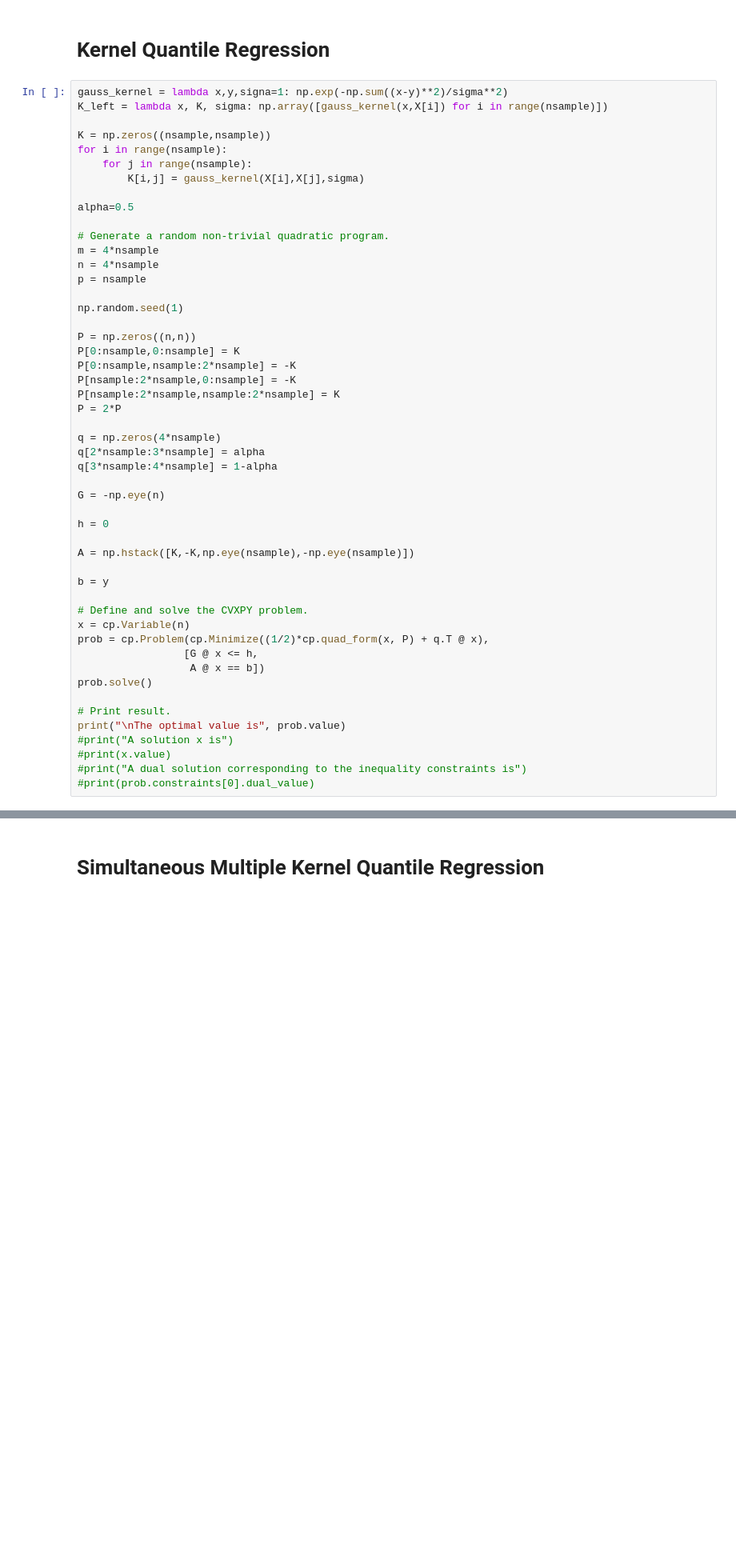
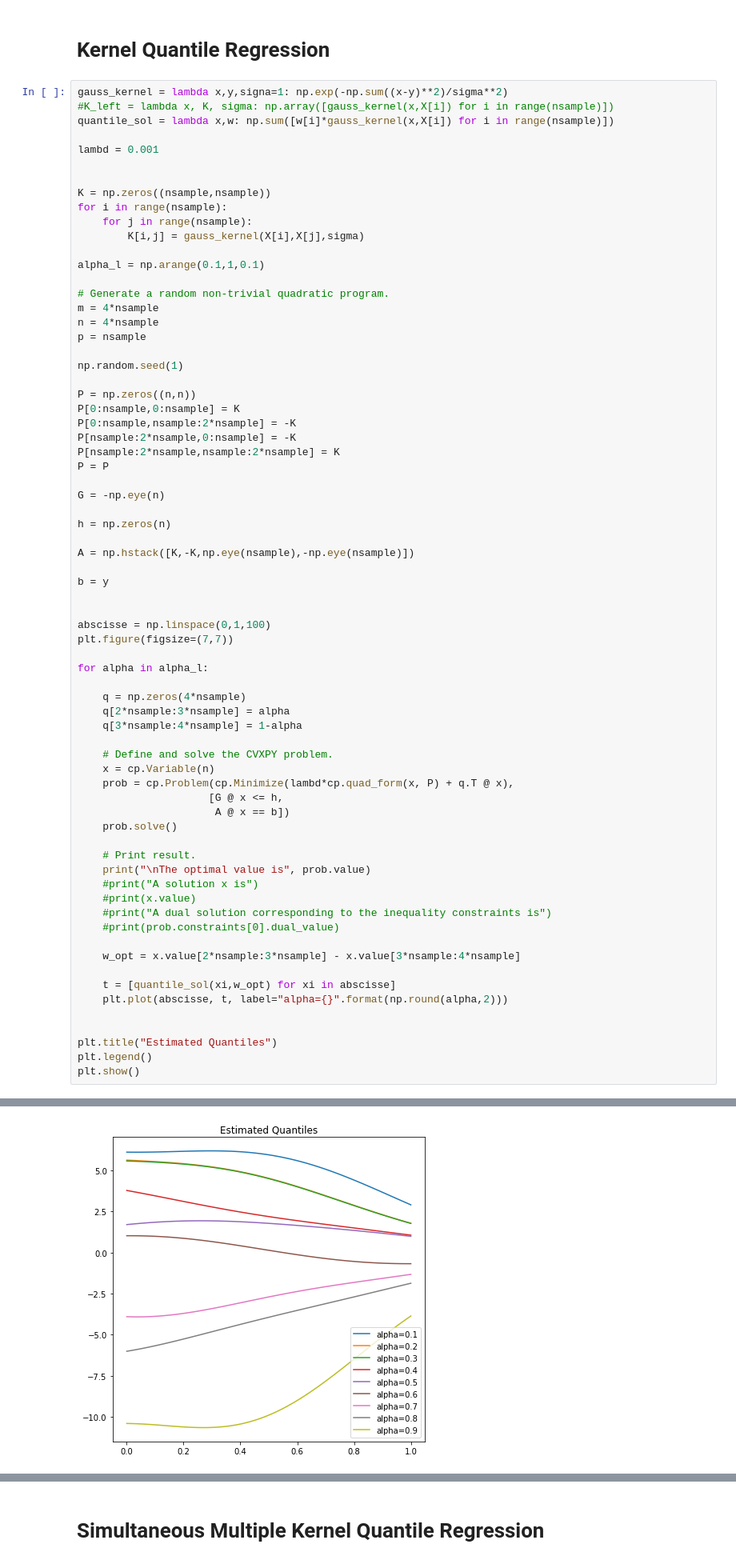
Before and after one commit to DimSum2k/Multi-Task-Quantile-Regression, a Jupyter notebook: KQR.ipynb, the cells around one changed output, grey strips where cells are left out. Shown at 80% size. Cells and saved outputs as stored; diff of their text form; blank space fills up the shorter version.

```diff
--- a/KQR.ipynb
+++ b/KQR.ipynb
@@ -53,14 +53,18 @@ plt.show()
 # Kernel Quantile Regression
 # %%
 gauss_kernel = lambda x,y,signa=1: np.exp(-np.sum((x-y)**2)/sigma**2)
-K_left = lambda x, K, sigma: np.array([gauss_kernel(x,X[i]) for i in range(nsample)])
+#K_left = lambda x, K, sigma: np.array([gauss_kernel(x,X[i]) for i in range(nsample)])
+quantile_sol = lambda x,w: np.sum([w[i]*gauss_kernel(x,X[i]) for i in range(nsample)])
+
+lambd = 0.001
+
 
 K = np.zeros((nsample,nsample))
 for i in range(nsample):
     for j in range(nsample):
         K[i,j] = gauss_kernel(X[i],X[j],sigma)
 
-alpha=0.5
+alpha_l = np.arange(0.1,1,0.1)
 
 # Generate a random non-trivial quadratic program.
 m = 4*nsample
@@ -74,31 +78,47 @@ P[0:nsample,0:nsample] = K
 P[0:nsample,nsample:2*nsample] = -K
 P[nsample:2*nsample,0:nsample] = -K
 P[nsample:2*nsample,nsample:2*nsample] = K
-P = 2*P
-
-q = np.zeros(4*nsample)
-q[2*nsample:3*nsample] = alpha
-q[3*nsample:4*nsample] = 1-alpha
+P = P
 
 G = -np.eye(n)
 
-h = 0
+h = np.zeros(n)
 
 A = np.hstack([K,-K,np.eye(nsample),-np.eye(nsample)])
 
 b = y
 
-# Define and solve the CVXPY problem.
-x = cp.Variable(n)
-prob = cp.Problem(cp.Minimize((1/2)*cp.quad_form(x, P) + q.T @ x),
-                 [G @ x <= h,
-                  A @ x == b])
-prob.solve()
 
-# Print result.
-print("\nThe optimal value is", prob.value)
-#print("A solution x is")
-#print(x.value)
-#print("A dual solution corresponding to the inequality constraints is")
-#print(prob.constraints[0].dual_value)
+abscisse = np.linspace(0,1,100)
+plt.figure(figsize=(7,7))
+
+for alpha in alpha_l:
+
+    q = np.zeros(4*nsample)
+    q[2*nsample:3*nsample] = alpha
+    q[3*nsample:4*nsample] = 1-alpha
+
+    # Define and solve the CVXPY problem.
+    x = cp.Variable(n)
+    prob = cp.Problem(cp.Minimize(lambd*cp.quad_form(x, P) + q.T @ x),
+                     [G @ x <= h,
+                      A @ x == b])
+    prob.solve()
+
+    # Print result.
+    print("\nThe optimal value is", prob.value)
+    #print("A solution x is")
+    #print(x.value)
+    #print("A dual solution corresponding to the inequality constraints is")
+    #print(prob.constraints[0].dual_value)
+
+    w_opt = x.value[2*nsample:3*nsample] - x.value[3*nsample:4*nsample]
+
+    t = [quantile_sol(xi,w_opt) for xi in abscisse]
+    plt.plot(abscisse, t, label="alpha={}".format(np.round(alpha,2)))
+
+
+plt.title("Estimated Quantiles")
+plt.legend()
+plt.show()
 # %% [output]
@@ -105,0 +142 @@ The optimal value is 7.497784300475964
+[figure, added]
```
Also changed, not shown: parts of 5 cells of this notebook.
